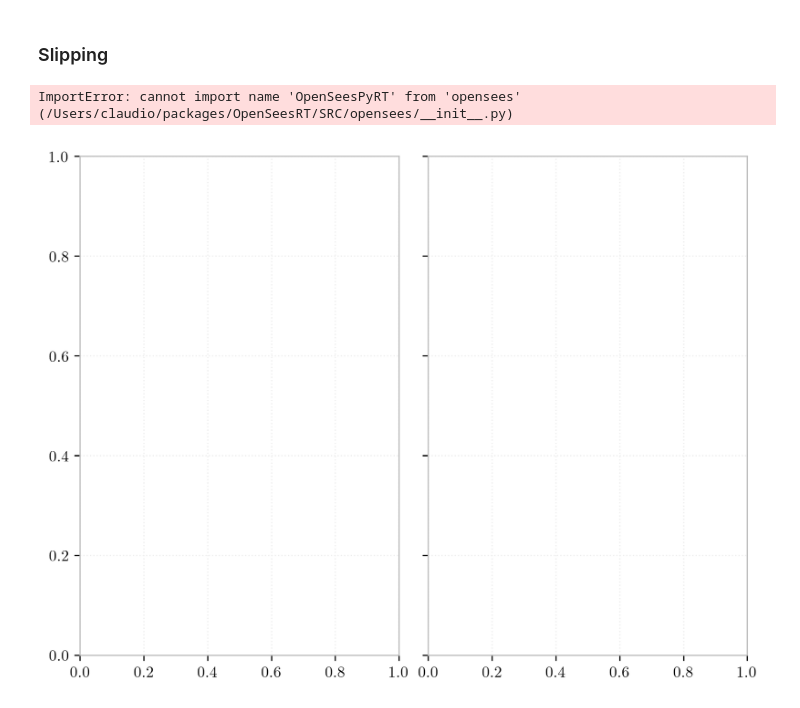
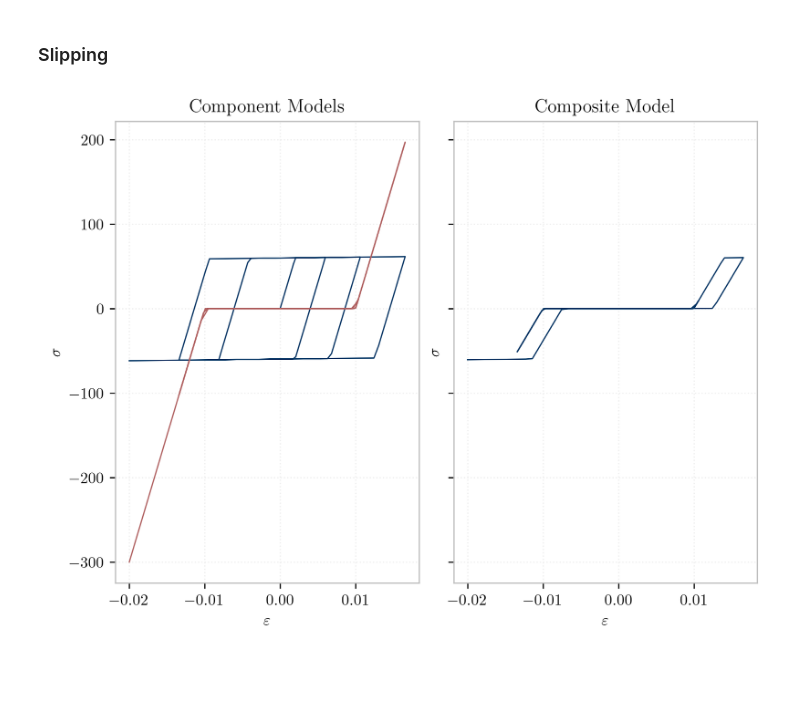
Before and after one commit to STAIRlab/opensees-gallery, a Jupyter notebook: content/en/examples/Example0/UniaxialMaterials.ipynb, the cells around one changed output. Cells and saved outputs as stored; diff of their text form; code cells hidden in the pictures; blank space fills up the shorter version.

```diff
--- a/content/en/examples/Example0/UniaxialMaterials.ipynb
+++ b/content/en/examples/Example0/UniaxialMaterials.ipynb
@@ -313,21 +313,20 @@ mat_b = uniaxial.ElasticBilin(10.0, 30e3, 0.01, name=2)
 # %%
 fig, ax = plt.subplots(1, 2, sharey=True, constrained_layout=True)
 
-with mat_a as m:
+with mat_a.handle() as m:
     ax[0].plot(strain, [m.getStress(e, commit=True) for e in strain])
 
-with mat_b as m:
+with mat_b.handle() as m:
     ax[0].plot(strain, [m.getStress(e, commit=True) for e in strain])
 
-with uniaxial.Series([mat_a, mat_b], name=3) as m:
+with uniaxial.Series([mat_a, mat_b], name=3).handle() as m:
     ax[1].plot(strain, [m.getStress(e, commit=True) for e in strain])
 
 
 ax[0].set_title("Component Models")
 ax[1].set_title("Composite Model")
 for a in ax:
     a.set_xlabel(r"$\varepsilon$");
     a.set_ylabel(r"$\sigma$");
 # %% [output]
-ImportError: cannot import name 'OpenSeesPyRT' from 'opensees' (/Users/claudio/packages/OpenSeesRT/SRC/opensees/__init__.py)
-[figure, old version]
+[figure, new version]
```
